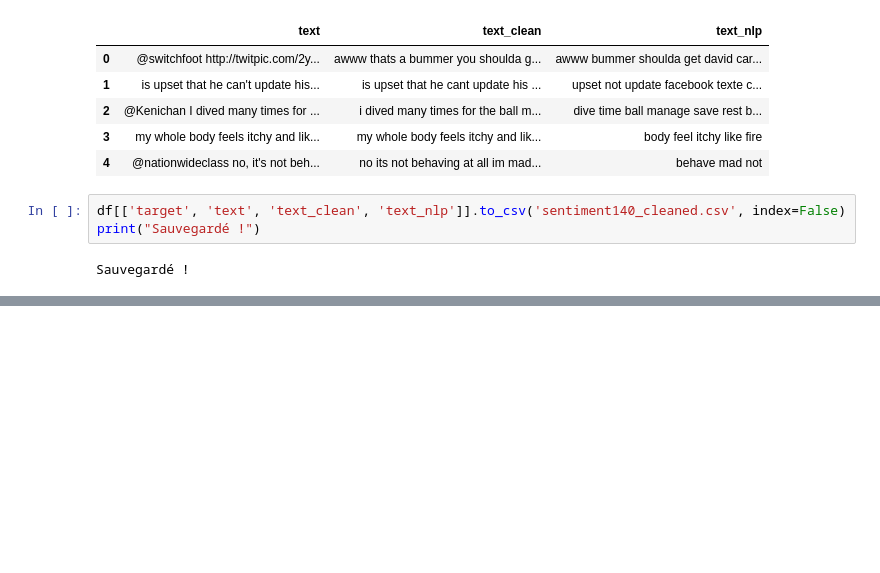
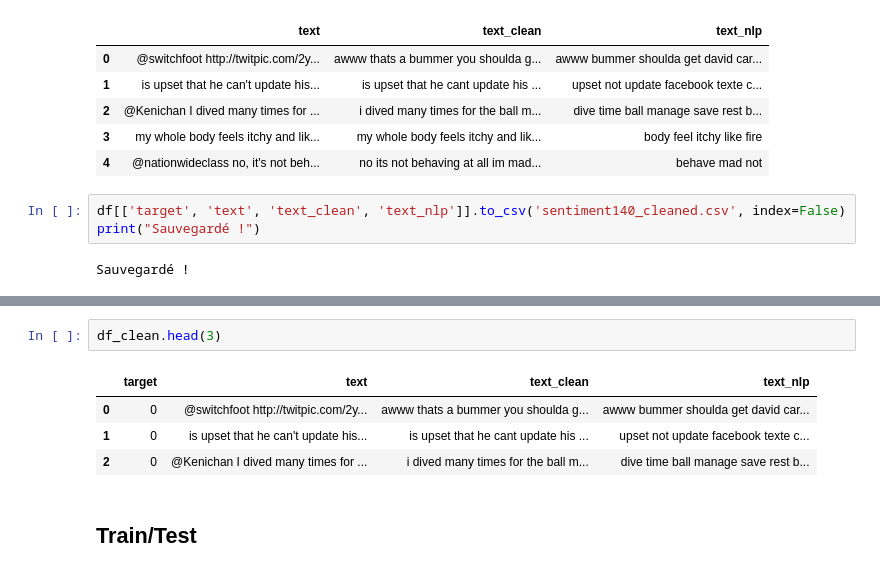
Before and after one commit to TomWilkRavoux/DeepLearning, a Jupyter notebook: Traitement.ipynb, the cells around one changed output, grey strips where cells are left out. Drawn from its saved outputs; the diff is of its cells as text; blank space fills up the shorter version.

```diff
--- a/Traitement.ipynb
+++ b/Traitement.ipynb
@@ -221,0 +243,9 @@ Sauvegardé !
+# %%
+df_clean.head(3)
+# %% [output]
+|  | target | text | text_clean | text_nlp |
+| 0 | 0 | @switchfoot http://twitpic.com/2y... | awww thats a bummer you shoulda g... | awww bummer shoulda get david car... |
+| 1 | 0 | is upset that he can't update his... | is upset that he cant update his ... | upset not update facebook texte c... |
+| 2 | 0 | @Kenichan I dived many times for ... | i dived many times for the ball m... | dive time ball manage save rest b... |
+# %% [markdown]
+## Train/Test
```
Also changed, not shown: parts of 22 cells of this notebook, 3 other files.
